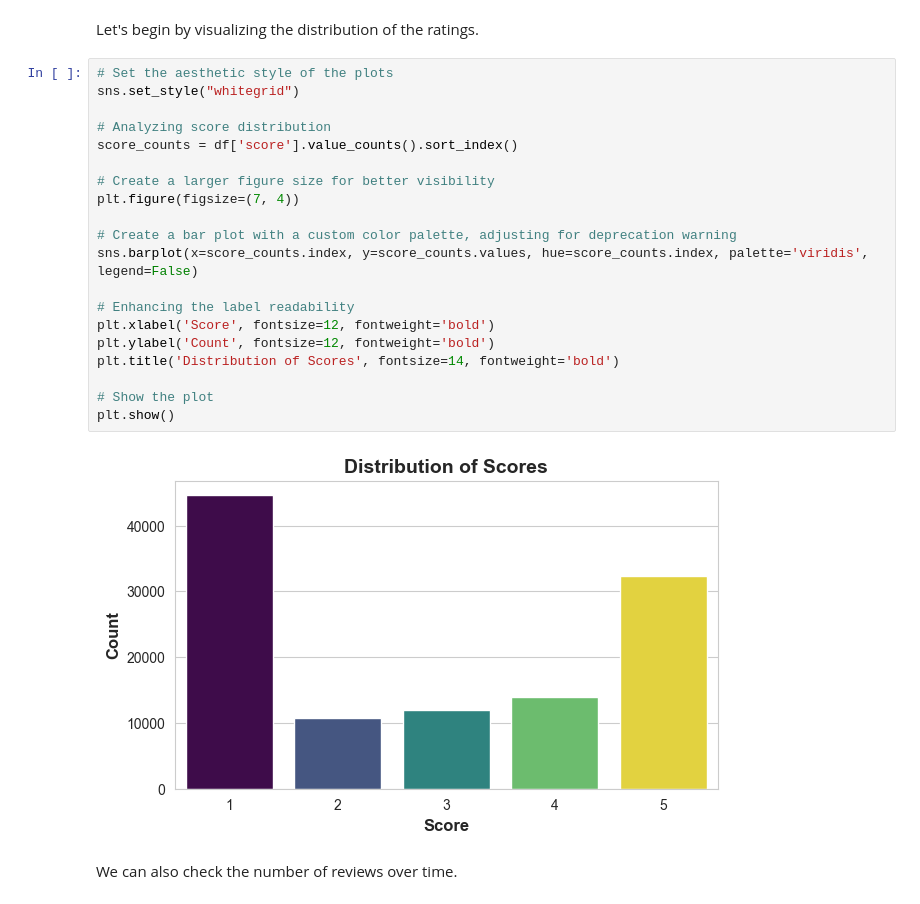
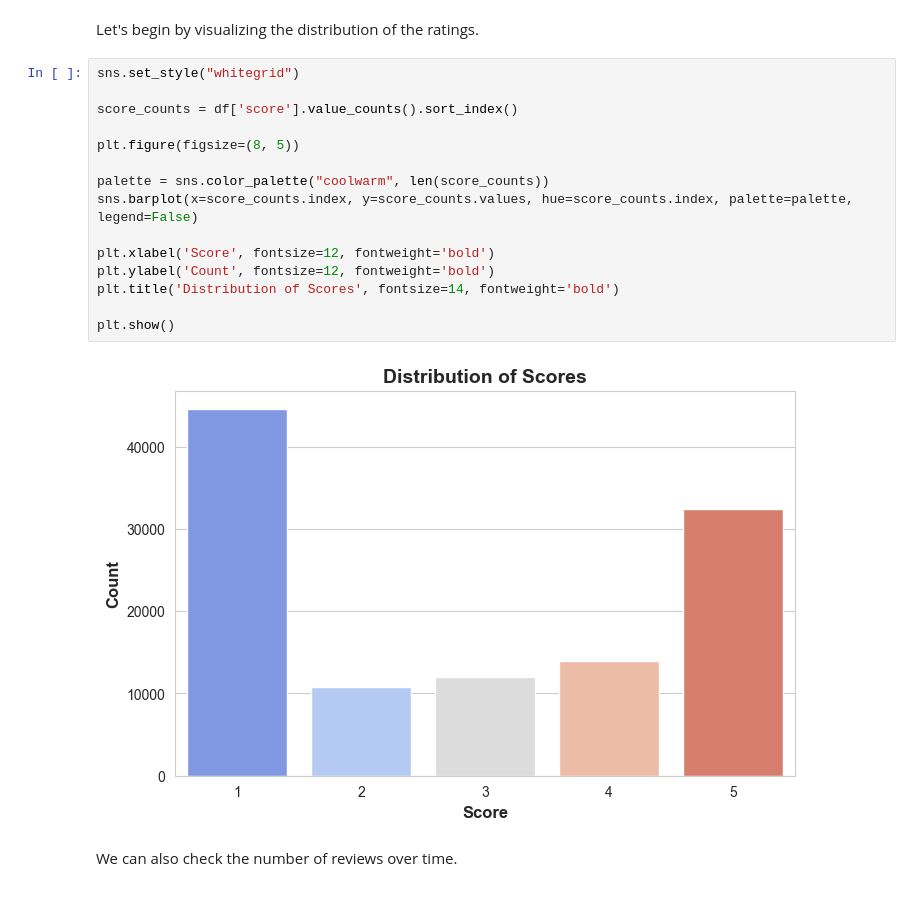
Before and after one commit to EdoardoVaira/Simple-Sentiment-Analysis-Guide, a Jupyter notebook: data_visualization.ipynb, the cells around one changed output. Cells and saved outputs as stored; diff of their text form.

```diff
--- a/data_visualization.ipynb
+++ b/data_visualization.ipynb
@@ -90,27 +79,22 @@ df.fillna('', inplace=True)
 # %% [markdown]
 Let's begin by visualizing the distribution of the ratings.
 # %%
-# Set the aesthetic style of the plots
 sns.set_style("whitegrid")
 
-# Analyzing score distribution
 score_counts = df['score'].value_counts().sort_index()
 
-# Create a larger figure size for better visibility
-plt.figure(figsize=(7, 4))
+plt.figure(figsize=(8, 5))
 
-# Create a bar plot with a custom color palette, adjusting for deprecation warning
-sns.barplot(x=score_counts.index, y=score_counts.values, hue=score_counts.index, palette='viridis', legend=False)
+palette = sns.color_palette("coolwarm", len(score_counts))
+sns.barplot(x=score_counts.index, y=score_counts.values, hue=score_counts.index, palette=palette, legend=False)
 
-# Enhancing the label readability
 plt.xlabel('Score', fontsize=12, fontweight='bold')
 plt.ylabel('Count', fontsize=12, fontweight='bold')
 plt.title('Distribution of Scores', fontsize=14, fontweight='bold')
 
-# Show the plot
 plt.show()
 # %% [output]
-[figure, old version]
+[figure, new version]
 # %% [markdown]
 We can also check the number of reviews over time.
 # %%
```
Also changed, not shown: parts of 15 cells of this notebook, 1 other file.
